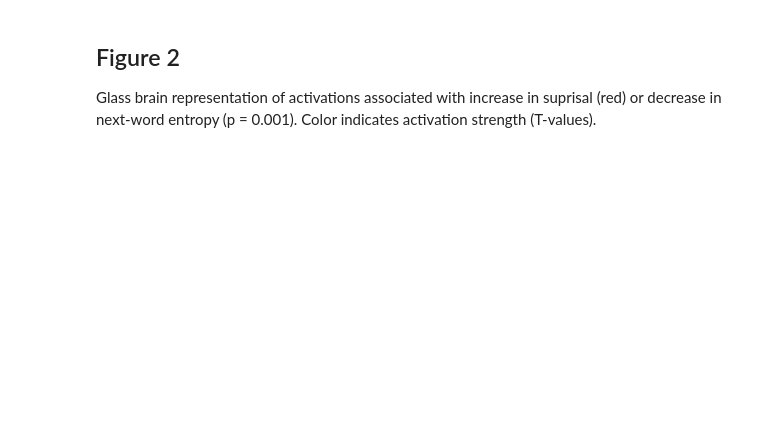
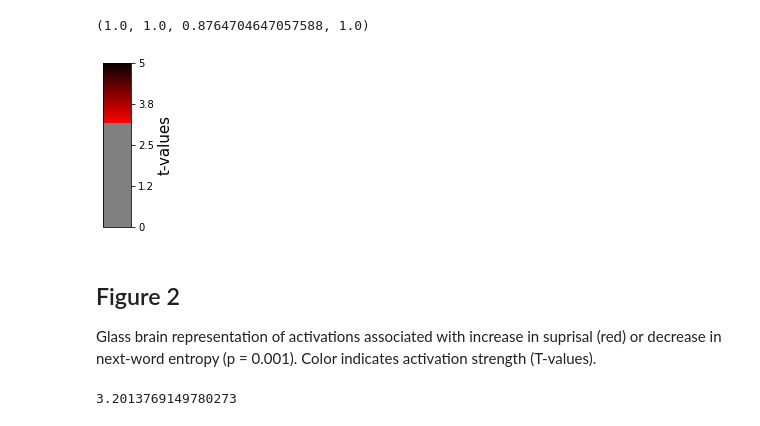
Before and after one commit to xavfunk/gesture-processing-figures, a Jupyter notebook: figure2.ipynb, the cells around one changed output. Saved outputs shown, nothing was run; the diff lists cells and outputs as text; code cells hidden in the pictures; blank space fills up the shorter version.

```diff
--- a/figure2.ipynb
+++ b/figure2.ipynb
@@ -44,3 +100,39 @@ AttributeError: 'LZRProjector' object has no attribute 'legend'
+# %%
+our_cmap = plotting.cm.black_red_r
+offset = 3.2
+
+nb_ticks = 5
+ticks = np.linspace(norm.vmin, norm.vmax, nb_ticks)
+bounds = np.linspace(norm.vmin, norm.vmax, our_cmap.N)
+
+# some colormap hacking from https://github.com/nilearn/nilearn/blob/80572dbf2253bd7a5a00e688082cbd3075e71a12/nilearn/plotting/displays.py#L915
+cmaplist = [our_cmap(i) for i in range(our_cmap.N)]
+transparent_start = int(norm(-offset, clip=True) * (our_cmap.N - 1))
+transparent_stop = int(norm(offset, clip=True) * (our_cmap.N - 1))
+
+for i in range(transparent_start, transparent_stop):
+    cmaplist[i] = (0.5, 0.5, 0.5) + (1,)  # transparent
+
+our_cmap = LinearSegmentedColormap.from_list('Custom cmap', cmaplist, our_cmap.N)
+# %%
+# make a colorbar
+fig, ax = plt.subplots(figsize=(0.5, 6))
+fig.subplots_adjust(bottom=0.5)
+
+cmap = plotting.cm.black_red_r
+norm = Normalize(vmin=0, vmax=5)
+
+cb1 =  ColorbarBase(
+            ax, ticks=ticks, norm=norm,
+            orientation='vertical', cmap=our_cmap, boundaries=bounds,
+            spacing='proportional', format='%.2g')
+
+cb1.set_label('t-values', size = 15)
+fig.show()
+print(cmap(8))
+# %% [output]
+(1.0, 1.0, 0.8764704647057588, 1.0)
+[figure, added]
 # %% [markdown]
 ## Figure 2
 
@@ -63,3 +155,7 @@ def find_threshold(imagepath):
     return np.min(dat) # this is the threshold, in T-values
 
 #print(find_threshold(entropy_dec_NK_K))
+# %%
+find_threshold(surprisal_main)
+# %% [output]
+3.2013769149780273
```
Also changed, not shown: parts of 7 cells of this notebook, 12 other files.
